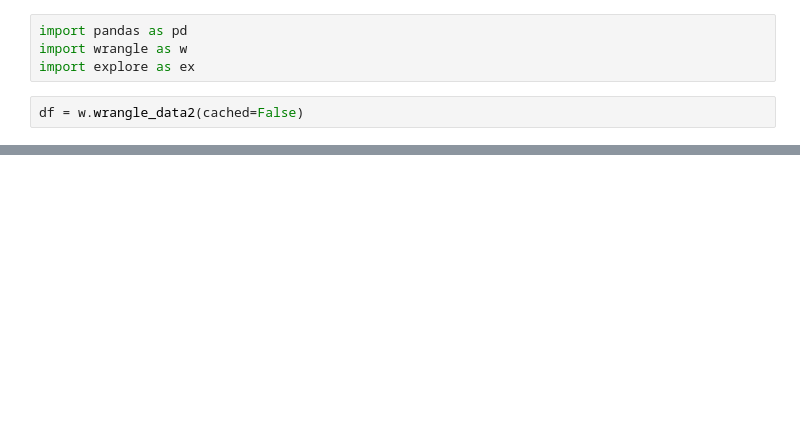
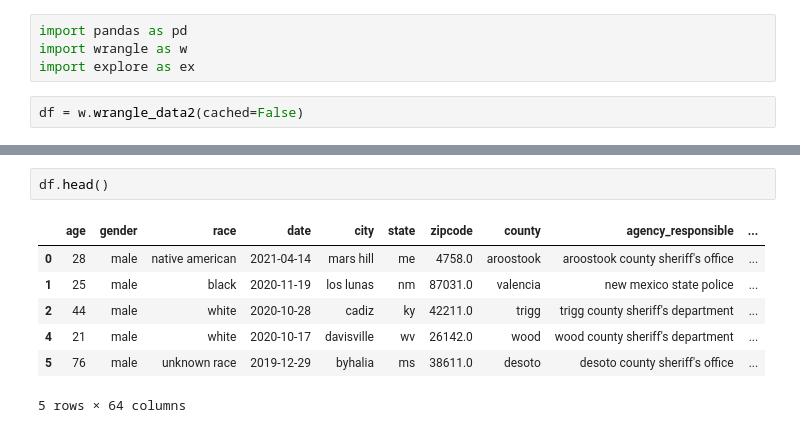
Before and after one commit to MG-Squared/americas_blues, a Jupyter notebook: iteration2.ipynb, the cells around one changed output, grey strips where cells are left out. Cells and saved outputs as stored; diff of their text form; blank space fills up the shorter version.

```diff
--- a/iteration2.ipynb
+++ b/iteration2.ipynb
@@ -9,3 +11,13 @@ df.shape
+# %%
+df.head()
+# %% [output]
+|  | age | gender | race | date | city | state | zipcode | county | agency_responsible | ... |
+| 0 | 28 | male | native american | 2021-04-14 | mars hill | me | 4758.0 | aroostook | aroostook county sheriff's office | ... |
+| 1 | 25 | male | black | 2020-11-19 | los lunas | nm | 87031.0 | valencia | new mexico state police | ... |
+| 2 | 44 | male | white | 2020-10-28 | cadiz | ky | 42211.0 | trigg | trigg county sheriff's department | ... |
+| 4 | 21 | male | white | 2020-10-17 | davisville | wv | 26142.0 | wood | wood county sheriff's department | ... |
+| 5 | 76 | male | unknown race | 2019-12-29 | byhalia | ms | 38611.0 | desoto | desoto county sheriff's office | ... |
+5 rows × 64 columns
 # %% [markdown]
 <a style='text-decoration:none;line-height:16px;display:flex;color:#5B5B62;padding:10px;justify-content:end;' href='https://deepnote.com?utm_source=created-in-deepnote-cell&projectId=258e71fc-cf2b-48c3-8461-70ecd9787aa1' target="_blank">
 <img alt='Created in deepnote.com' style='display:inline;max-height:16px;margin:0px;margin-right:7.5px;' src='embedded-picture-1' > </img>
```
Also changed, not shown: parts of 1 cell of this notebook, 12 other files.
